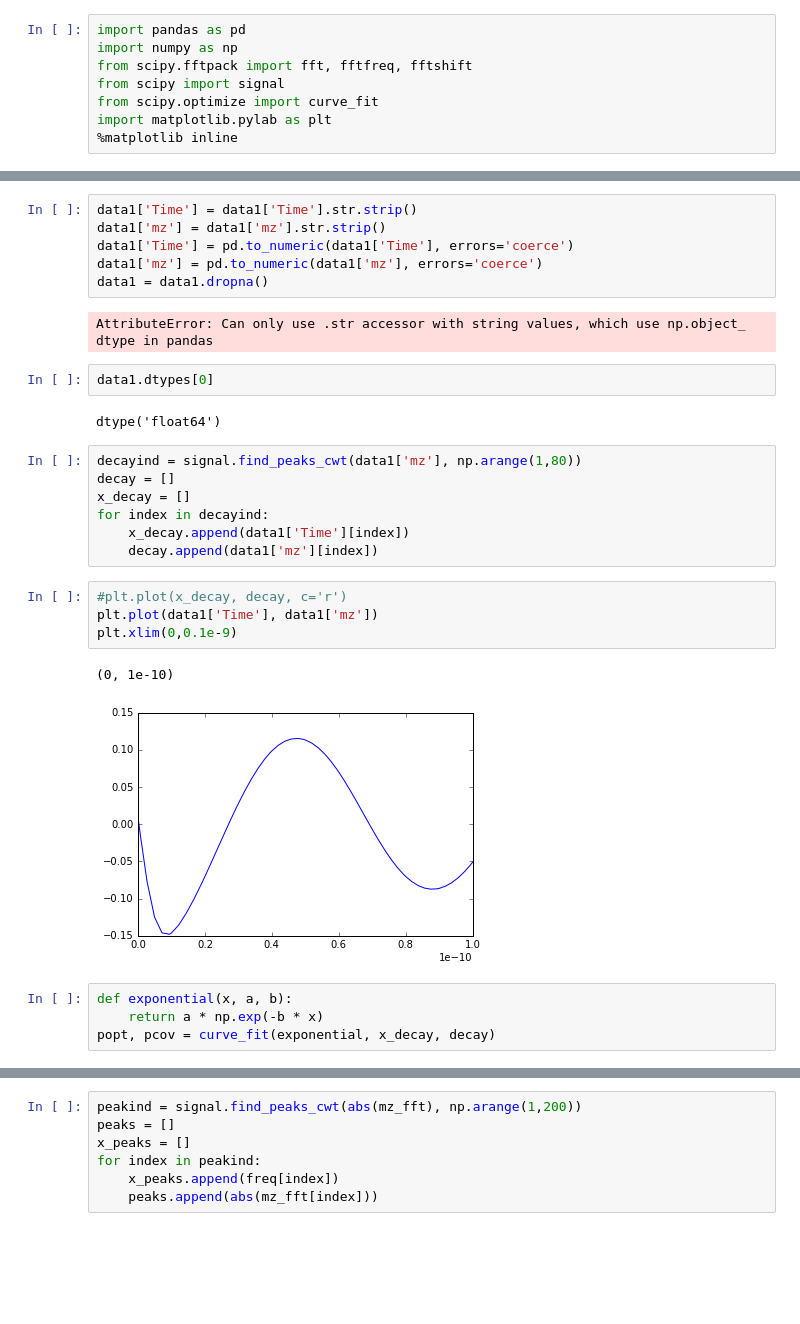
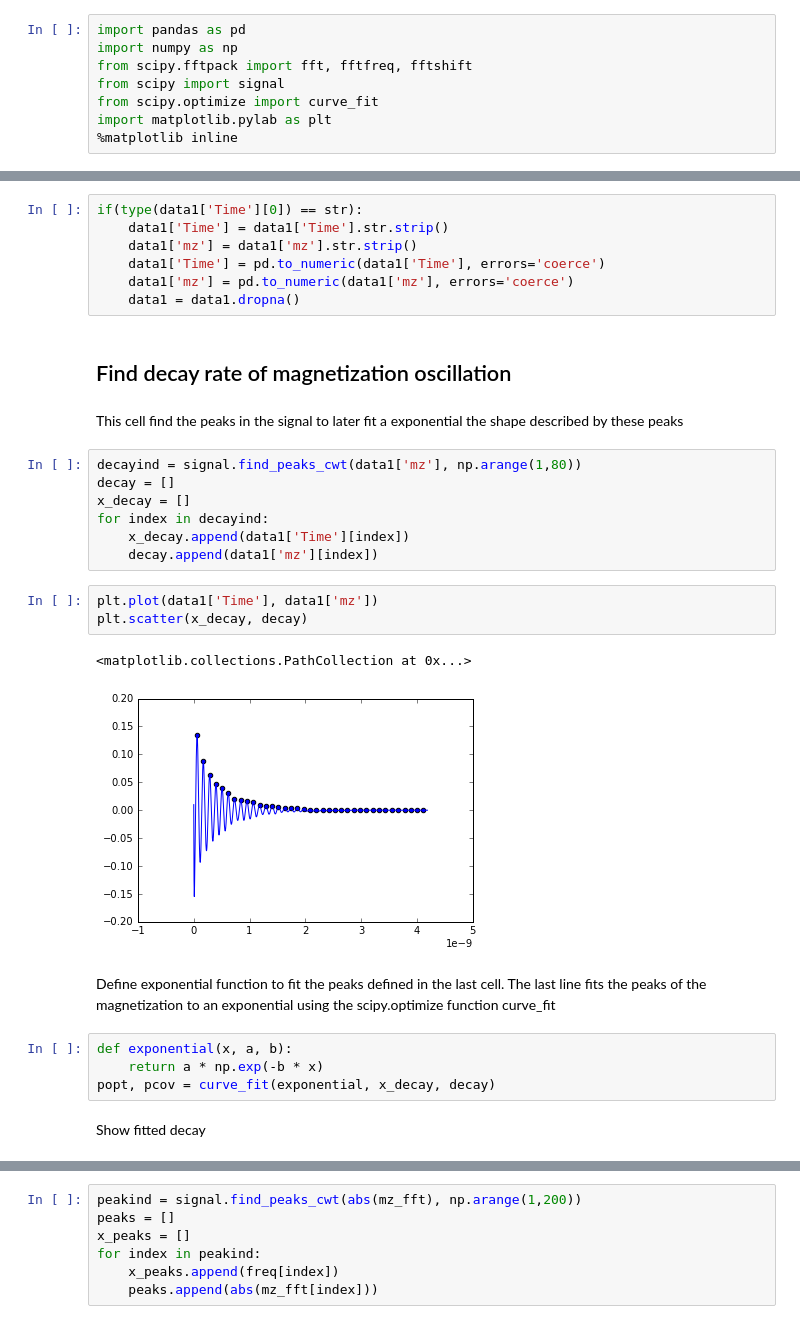
Before and after one commit to carlosmiguelpatino/FerromagneticResonance, a Jupyter notebook: Ferromagnetic Resonance Analysis.ipynb, the cells around one changed output, grey strips where cells are left out. Saved outputs shown, nothing was run; the diff lists cells and outputs as text; blank space fills up the shorter version.

```diff
--- a/Ferromagnetic Resonance Analysis.ipynb
+++ b/Ferromagnetic Resonance Analysis.ipynb
@@ -21,15 +21,14 @@ dtype: object
 # %%
-data1['Time'] = data1['Time'].str.strip()
-data1['mz'] = data1['mz'].str.strip()
-data1['Time'] = pd.to_numeric(data1['Time'], errors='coerce')
-data1['mz'] = pd.to_numeric(data1['mz'], errors='coerce')
-data1 = data1.dropna()
+if(type(data1['Time'][0]) == str):
+    data1['Time'] = data1['Time'].str.strip()
+    data1['mz'] = data1['mz'].str.strip()
+    data1['Time'] = pd.to_numeric(data1['Time'], errors='coerce')
+    data1['mz'] = pd.to_numeric(data1['mz'], errors='coerce')
+    data1 = data1.dropna()
-# %% [output]
-AttributeError: Can only use .str accessor with string values, which use np.object_ dtype in pandas
-# %%
-data1.dtypes[0]
-# %% [output]
-dtype('float64')
+# %% [markdown]
+## Find decay rate of magnetization oscillation
+# %% [markdown]
+This cell find the peaks in the signal to later fit a exponential the shape described by these peaks
 # %%
 decayind = signal.find_peaks_cwt(data1['mz'], np.arange(1,80))
 decay = []
@@ -37,17 +36,20 @@ x_decay = []
 for index in decayind:
     x_decay.append(data1['Time'][index])
     decay.append(data1['mz'][index])
-# %%
-#plt.plot(x_decay, decay, c='r')
-plt.plot(data1['Time'], data1['mz'])
-plt.xlim(0,0.1e-9)
-# %% [output]
-(0, 1e-10)
-[figure, removed]
+# %%
+plt.plot(data1['Time'], data1['mz'])
+plt.scatter(x_decay, decay)
+# %% [output]
+<matplotlib.collections.PathCollection at 0x...>
+[figure, added]
+# %% [markdown]
+Define exponential function to fit the peaks defined in the last cell. The last line fits the peaks of the magnetization to an exponential using the scipy.optimize function curve_fit
 # %%
 def exponential(x, a, b):
     return a * np.exp(-b * x)
 popt, pcov = curve_fit(exponential, x_decay, decay)
+# %% [markdown]
+Show fitted decay
 # %%
 x = np.linspace(0, 2e-9, 1000)
 y = exponential(np.array(x), *popt)
```
Also changed, not shown: parts of 17 cells of this notebook.
